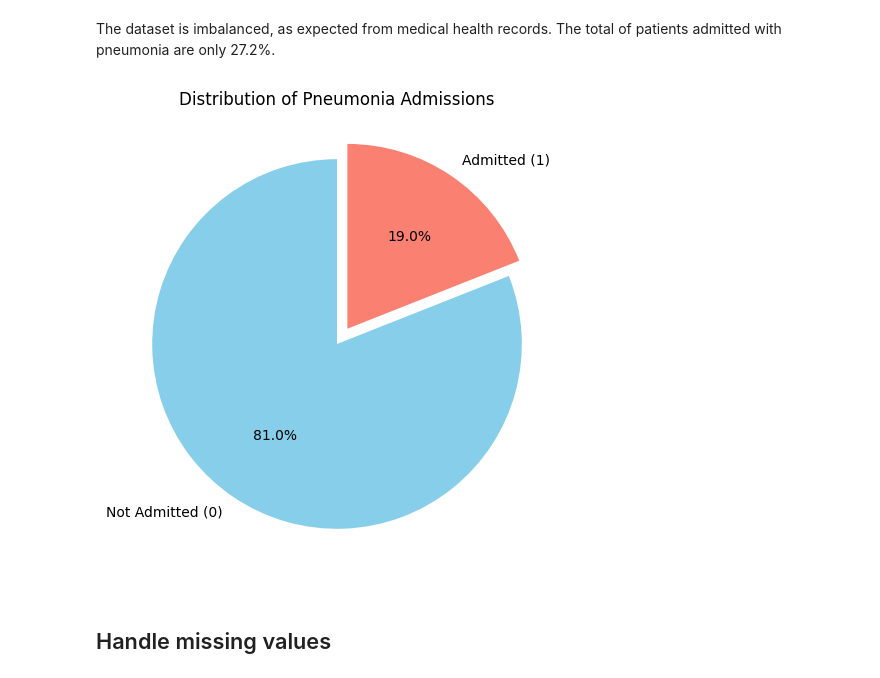
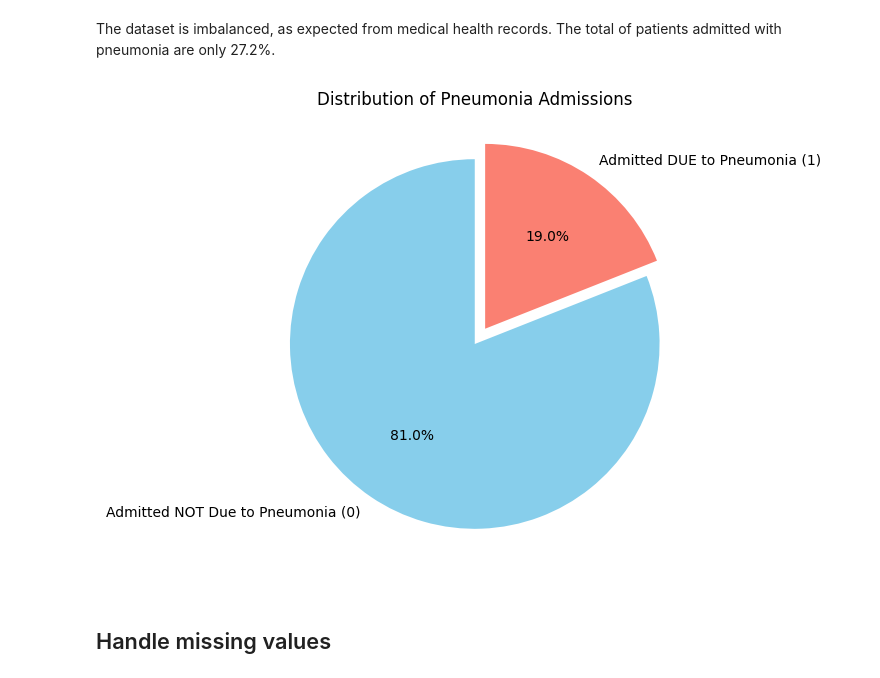
Before and after one commit to datsudo/pneumonia-predictor, a Jupyter notebook: main.ipynb, the cells around one changed output. Saved outputs shown, nothing was run; the diff lists cells and outputs as text; code cells hidden in the pictures.

```diff
--- a/main.ipynb
+++ b/main.ipynb
@@ -142,10 +142,14 @@ Name: pneumonia, dtype: float64
 The dataset is imbalanced, as expected from medical health records. The total of patients admitted with pneumonia are only 27.2%.
 # %%
 check_distribution(
-    dataset, TARGET, "Distribution of Pneumonia Admissions", "Not Admitted", "Admitted"
+    dataset,
+    TARGET,
+    "Distribution of Pneumonia Admissions",
+    "Admitted NOT Due to Pneumonia",
+    "Admitted DUE to Pneumonia",
 )
 # %% [output]
-[figure, old version]
+[figure, new version]
 # %% [markdown]
 ## Handle missing values
 # %%
```
Also changed, not shown: parts of 11 cells of this notebook.
